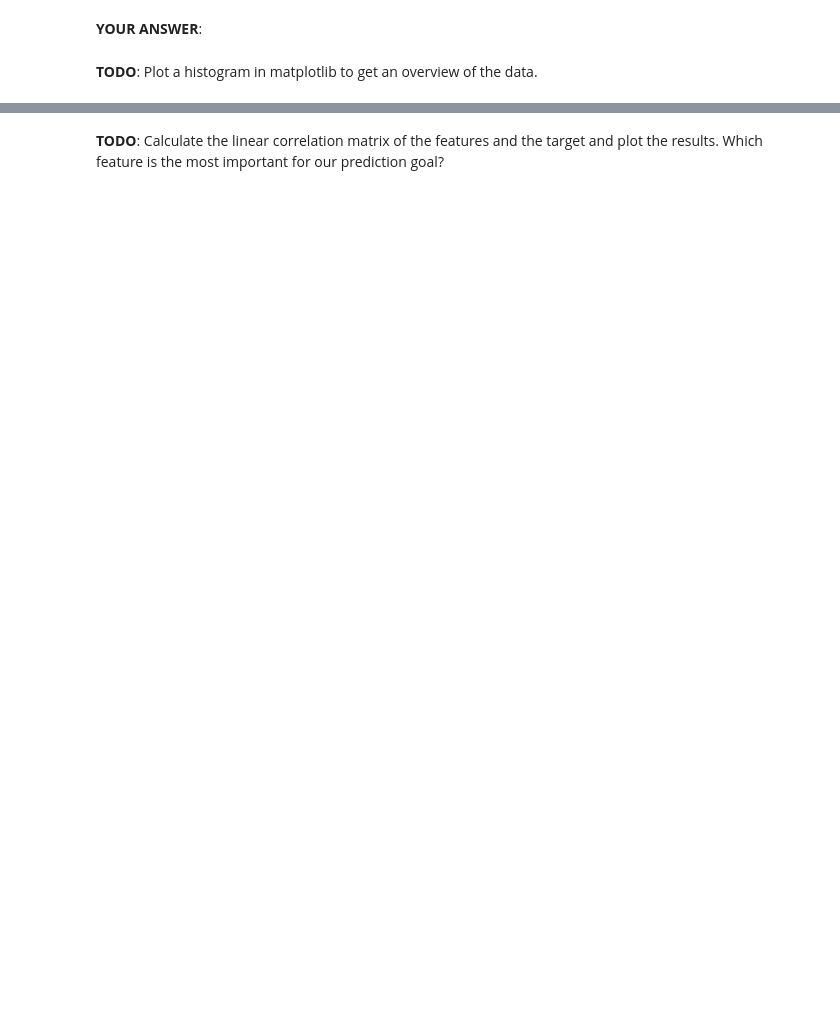
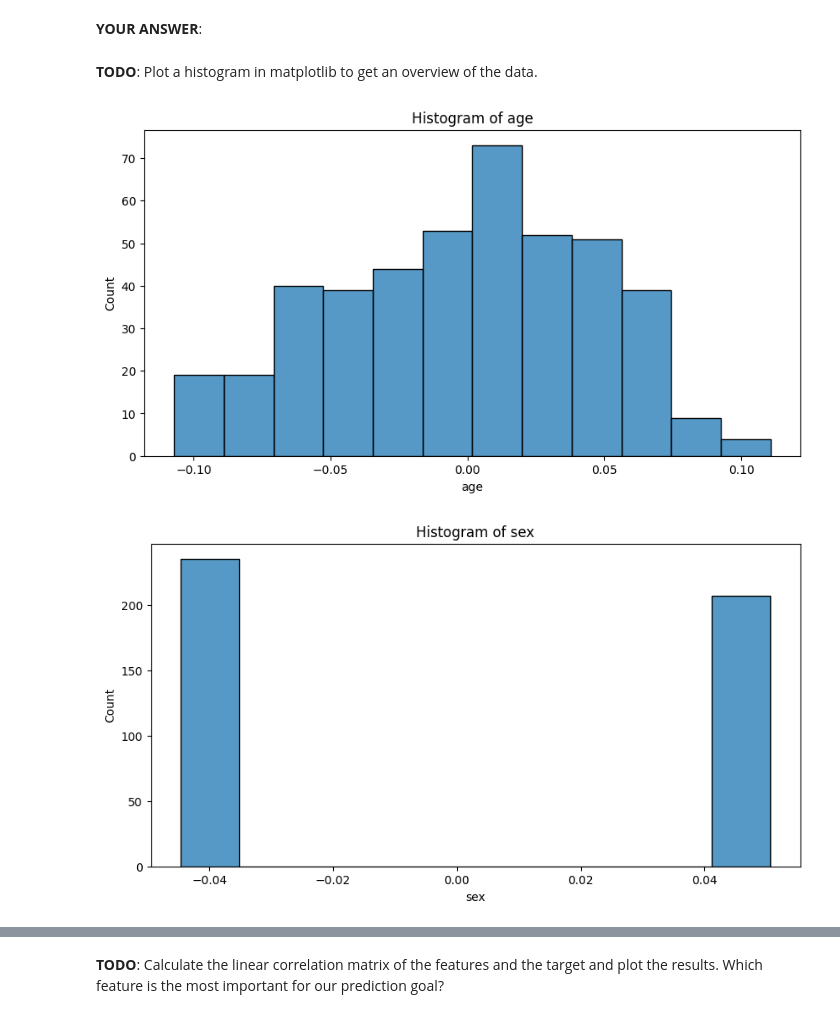
Before and after one commit to ommarhannan/learning, a Jupyter notebook: Diabetes2.ipynb, the cells around one changed output, grey strips where cells are left out. Drawn from its saved outputs; the diff is of its cells as text; code cells hidden in the pictures; blank space fills up the shorter version.

```diff
--- a/Diabetes2.ipynb
+++ b/Diabetes2.ipynb
@@ -62,6 +75,0 @@ df.describe()
-# %%
-for col in df.columns:
-    plt.figure(figsize=(10, 5))
-    sns.boxplot(x=df[col])
-    plt.title(f'Box plot of {col}')
-    plt.show()
@@ -85,0 +93,11 @@ for col in df.columns:
+# %%
+# TODO: YOUR CODE GOES HERE
+
+for col in df.columns:
+    plt.figure(figsize=(10, 5))
+    sns.histplot(x=df[col])
+    plt.title(f'Histogram of {col}')
+plt.show()
+# %% [output]
+[figure, added]
+[figure, added]
```
Also changed, not shown: parts of 16 cells of this notebook.
